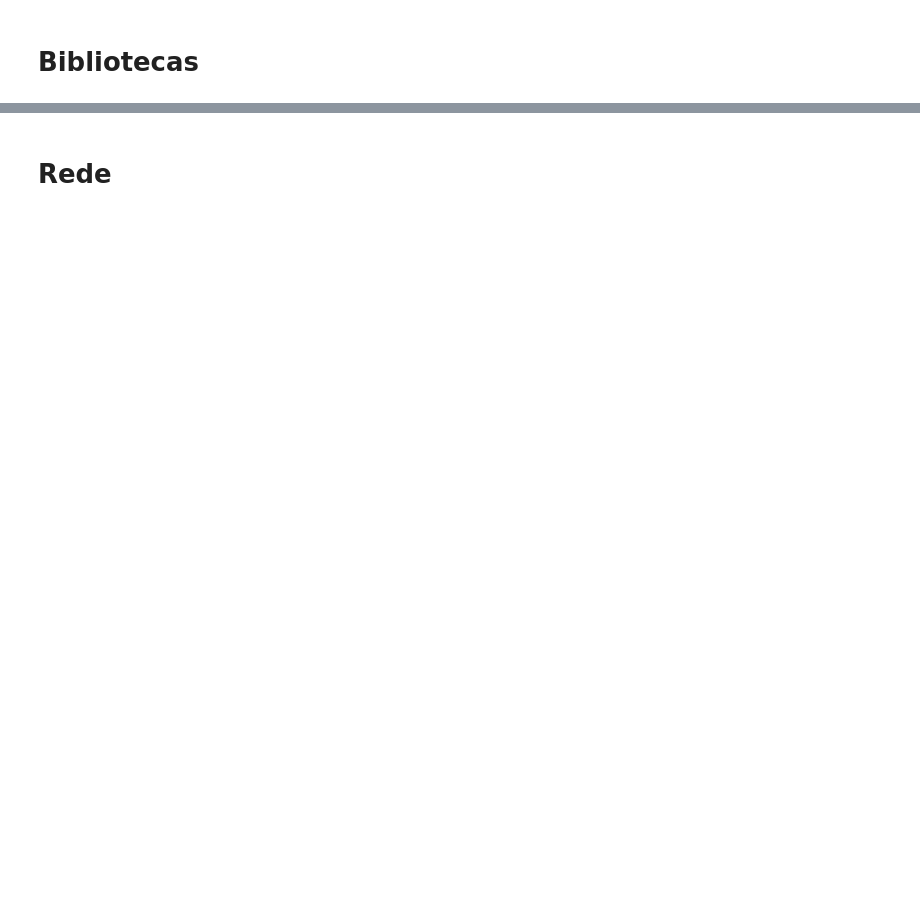
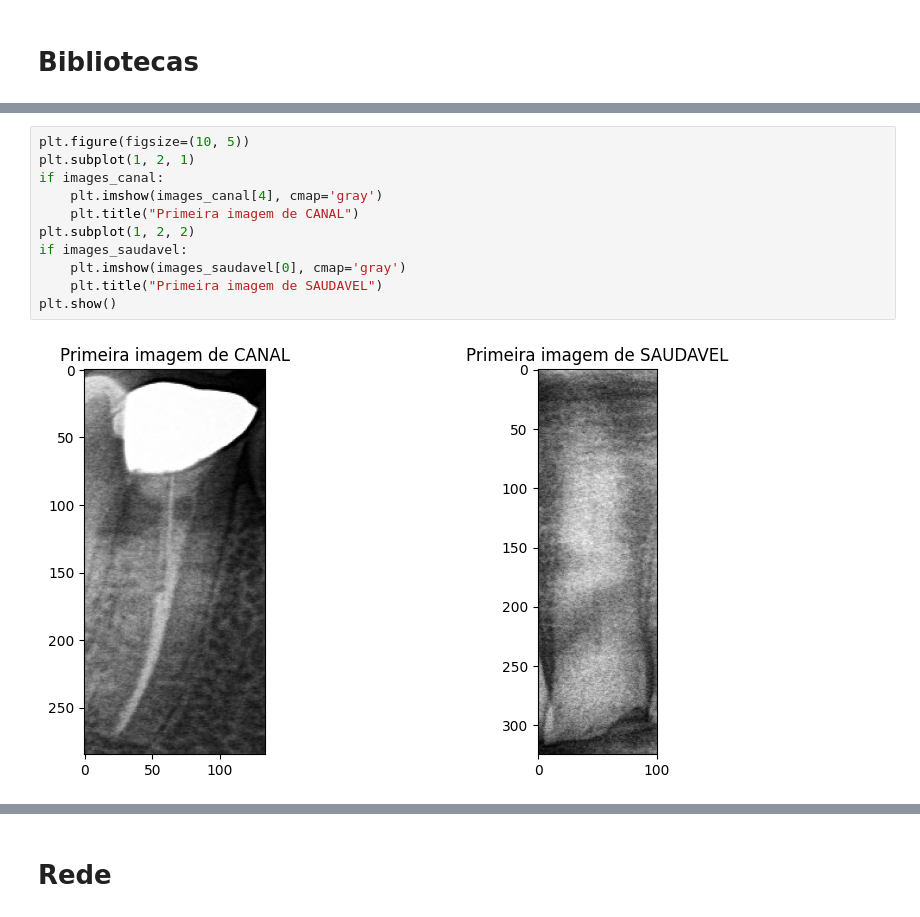
Before and after one commit to VitorZ-Pamplona/Projeto-PDI-Arcada-Dentaria, a Jupyter notebook: Projeto_AD_PDI.ipynb, the cells around one changed output, grey strips where cells are left out. Saved outputs shown, nothing was run; the diff lists cells and outputs as text; blank space fills up the shorter version.

```diff
--- a/Projeto_AD_PDI.ipynb
+++ b/Projeto_AD_PDI.ipynb
@@ -27,3 +38,16 @@ image_saudavel = load_and_show_image(path_saudavel)
+# %%
+plt.figure(figsize=(10, 5))
+plt.subplot(1, 2, 1)
+if images_canal:
+    plt.imshow(images_canal[4], cmap='gray')
+    plt.title("Primeira imagem de CANAL")
+plt.subplot(1, 2, 2)
+if images_saudavel:
+    plt.imshow(images_saudavel[0], cmap='gray')
+    plt.title("Primeira imagem de SAUDAVEL")
+plt.show()
+# %% [output]
+[figure, added]
 # %%
 def enhance_contrast(image):
     # Aplicar CLAHE
```
Also changed, not shown: parts of 27 cells of this notebook.
